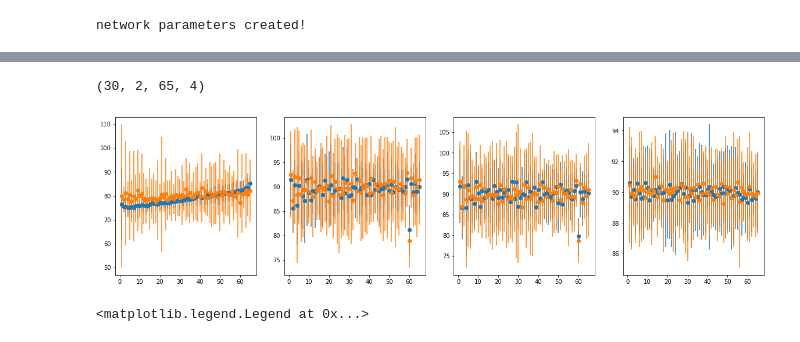
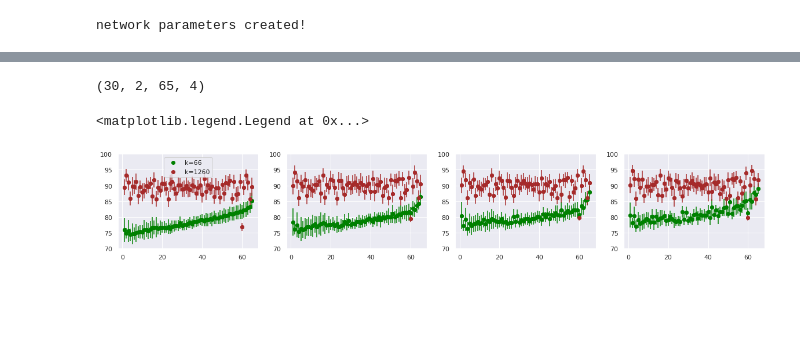
Before and after one commit to ARMINPAN/Advance-Neuroscience-FInal-Project, a Jupyter notebook: Main.ipynb, the cells around one changed output, grey strips where cells are left out. Saved outputs shown, nothing was run; the diff lists cells and outputs as text; code cells hidden in the pictures; blank space fills up the shorter version.

Commit message:
alignment terms alinging with backward weights plot

```diff
--- a/Main.ipynb
+++ b/Main.ipynb
@@ -6,6 +8,8 @@ import matplotlib.pyplot as plt
 import math
 import random
 import torch
+import seaborn as sns
+sns.set_theme()
 # %%
 # select the device to run the code on
 if torch.cuda.is_available():
@@ -859,15 +859,0 @@ for k in range(run_num):
-# %%
-# cal angles between alignment terms and backwart weights.T
-angles_alignment_terms = np.zeros((len(alignment_terms),len(alignment_terms[0]),len(alignment_terms[-1][0]),4))
-print(angles_alignment_terms.shape)
-
-for j in range(len(alignment_terms)):
-  for k in range(len(alignment_terms[0])):
-    T_k = alignment_terms[j][k]
-    print(T_k.shape)
-    for i in range(65):
-        T_o = np.squeeze(T_k[i,:,:,:])
-        angles_alignment_terms[j,k,i,0] = angleCal(T_o[0,:,:],B1.T)
-        angles_alignment_terms[j,k,i,1] = angleCal(T_o[1,:,:],B2.T)
-        angles_alignment_terms[j,k,i,2] = angleCal(T_o[2,:,:],B3.T)
-        angles_alignment_terms[j,k,i,3] = angleCal(T_o[3,:,:],B4.T)
@@ -892,35 +860,45 @@ torch.Size([179, 4, 50, 50])
 # %%
 print(angles_alignment_terms.shape)
-fig, ax = plt.subplots(1,4,figsize=(20,5))
+fig, ax = plt.subplots(1,4,figsize=(20,3))
+
 
 # mean
-ax[0].scatter(np.arange(1,66),np.mean(angles_alignment_terms[:,0,0:65,0],axis=0))
-ax[1].scatter(np.arange(1,66),np.mean(angles_alignment_terms[:,0,0:65,1],axis=0))
-ax[2].scatter(np.arange(1,66),np.mean(angles_alignment_terms[:,0,0:65,2],axis=0))
-ax[3].scatter(np.arange(1,66),np.mean(angles_alignment_terms[:,0,0:65,3],axis=0))
+ax[0].scatter(np.arange(1,66),np.mean(angles_alignment_terms[:,0,:,0],axis=0),color = "green")
+ax[1].scatter(np.arange(1,66),np.mean(angles_alignment_terms[:,0,:,1],axis=0),color = "green")
+ax[2].scatter(np.arange(1,66),np.mean(angles_alignment_terms[:,0,:,2],axis=0),color = "green")
+ax[3].scatter(np.arange(1,66),np.mean(angles_alignment_terms[:,0,:,3],axis=0),color = "green")
+
+ax[0].scatter(np.arange(1,66),np.mean(angles_alignment_terms[:,1,:,0],axis=0),color = "brown")
+ax[1].scatter(np.arange(1,66),np.mean(angles_alignment_terms[:,1,:,1],axis=0),color = "brown")
+ax[2].scatter(np.arange(1,66),np.mean(angles_alignment_terms[:,1,:,2],axis=0),color = "brown")
+ax[3].scatter(np.arange(1,66),np.mean(angles_alignment_terms[:,1,:,3],axis=0),color = "brown")
+
+# errorbars
+ax[0].errorbar(np.arange(1,66),np.mean(angles_alignment_terms[:,0,:,0],axis=0), yerr=np.std(angles_alignment_terms[:,0,:,0],axis=0),fmt="o",color = "green")
+ax[1].errorbar(np.arange(1,66),np.mean(angles_alignment_terms[:,0,:,1],axis=0), yerr=np.std(angles_alignment_terms[:,0,:,1],axis=0), fmt="o",color = "green")
+ax[2].errorbar(np.arange(1,66),np.mean(angles_alignment_terms[:,0,:,2],axis=0), yerr=np.std(angles_alignment_terms[:,0,:,2],axis=0), fmt="o",color = "green")
+ax[3].errorbar(np.arange(1,66),np.mean(angles_alignment_terms[:,0,:,3],axis=0), yerr=np.std(angles_alignment_terms[:,0,:,3],axis=0), fmt="o",color = "green")
+
+ax[0].errorbar(np.arange(1,66),np.mean(angles_alignment_terms[:,1,:,0],axis=0), yerr=np.std(angles_alignment_terms[:,1,:,0],axis=0), fmt="o",color = "brown")
+ax[1].errorbar(np.arange(1,66),np.mean(angles_alignment_terms[:,1,:,1],axis=0), yerr=np.std(angles_alignment_terms[:,1,:,1],axis=0), fmt="o",color = "brown")
+ax[2].errorbar(np.arange(1,66),np.mean(angles_alignment_terms[:,1,:,2],axis=0), yerr=np.std(angles_alignment_terms[:,1,:,2],axis=0), fmt="o",color = "brown")
+ax[3].errorbar(np.arange(1,66),np.mean(angles_alignment_terms[:,1,:,3],axis=0), yerr=np.std(angles_alignment_terms[:,1,:,3],axis=0), fmt="o",color = "brown")
+
+# set constant xylim
+ax[0].set_ylim([1, 66])
+ax[1].set_ylim([1, 66])
+ax[2].set_ylim([1, 66])
+ax[3].set_ylim([1, 66])
+
+ax[0].set_ylim([70, 100])
+ax[1].set_ylim([70, 100])
+ax[2].set_ylim([70, 100])
+ax[3].set_ylim([70, 100])
 
 
-ax[0].scatter(np.arange(1,66),np.mean(angles_alignment_terms[:,1,0:65,0],axis=0))
-ax[1].scatter(np.arange(1,66),np.mean(angles_alignment_terms[:,1,0:65,1],axis=0))
-ax[2].scatter(np.arange(1,66),np.mean(angles_alignment_terms[:,1,0:65,2],axis=0))
-ax[3].scatter(np.arange(1,66),np.mean(angles_alignment_terms[:,1,0:65,3],axis=0))
 
-# errorbars
-ax[0].errorbar(np.arange(1,66),np.mean(angles_alignment_terms[:,0,0:65,0],axis=0), yerr=np.var(angles_alignment_terms[:,0,0:65,0],axis=0), fmt="o")
-ax[1].errorbar(np.arange(1,66),np.mean(angles_alignment_terms[:,0,0:65,1],axis=0), yerr=np.var(angles_alignment_terms[:,0,0:65,1],axis=0), fmt="o")
-ax[2].errorbar(np.arange(1,66),np.mean(angles_alignment_terms[:,0,0:65,2],axis=0), yerr=np.var(angles_alignment_terms[:,0,0:65,2],axis=0), fmt="o")
-ax[3].errorbar(np.arange(1,66),np.mean(angles_alignment_terms[:,0,0:65,3],axis=0), yerr=np.var(angles_alignment_terms[:,0,0:65,3],axis=0), fmt="o")
-
-ax[0].errorbar(np.arange(1,66),np.mean(angles_alignment_terms[:,1,0:65,0],axis=0), yerr=np.var(angles_alignment_terms[:,1,0:65,0],axis=0), fmt="o")
-ax[1].errorbar(np.arange(1,66),np.mean(angles_alignment_terms[:,1,0:65,1],axis=0), yerr=np.var(angles_alignment_terms[:,1,0:65,1],axis=0), fmt="o")
-ax[2].errorbar(np.arange(1,66),np.mean(angles_alignment_terms[:,1,0:65,2],axis=0), yerr=np.var(angles_alignment_terms[:,1,0:65,2],axis=0), fmt="o")
-ax[3].errorbar(np.arange(1,66),np.mean(angles_alignment_terms[:,1,0:65,3],axis=0), yerr=np.var(angles_alignment_terms[:,1,0:65,3],axis=0), fmt="o")
-
-
-plt.show()
-
-ax[0].legend(['k=66','k=1260'])
+ax[0].legend(['k=66','k=1260'],loc='best')
 # %% [output]
 (30, 2, 65, 4)
+<matplotlib.legend.Legend at 0x...>
-[figure, old version]
+[figure, new version]
-<matplotlib.legend.Legend at 0x...>
```
Also changed, not shown: parts of 9 cells of this notebook.
